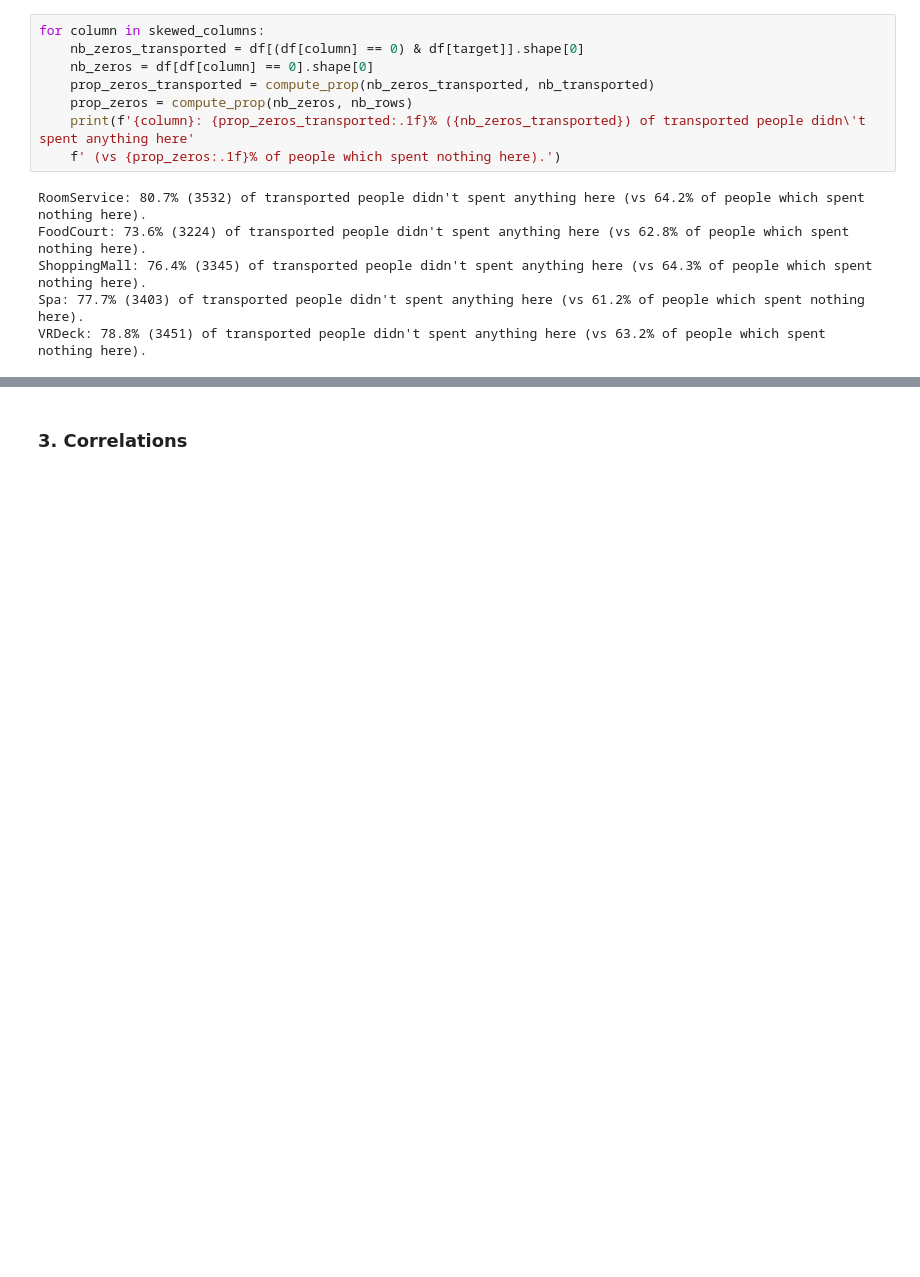
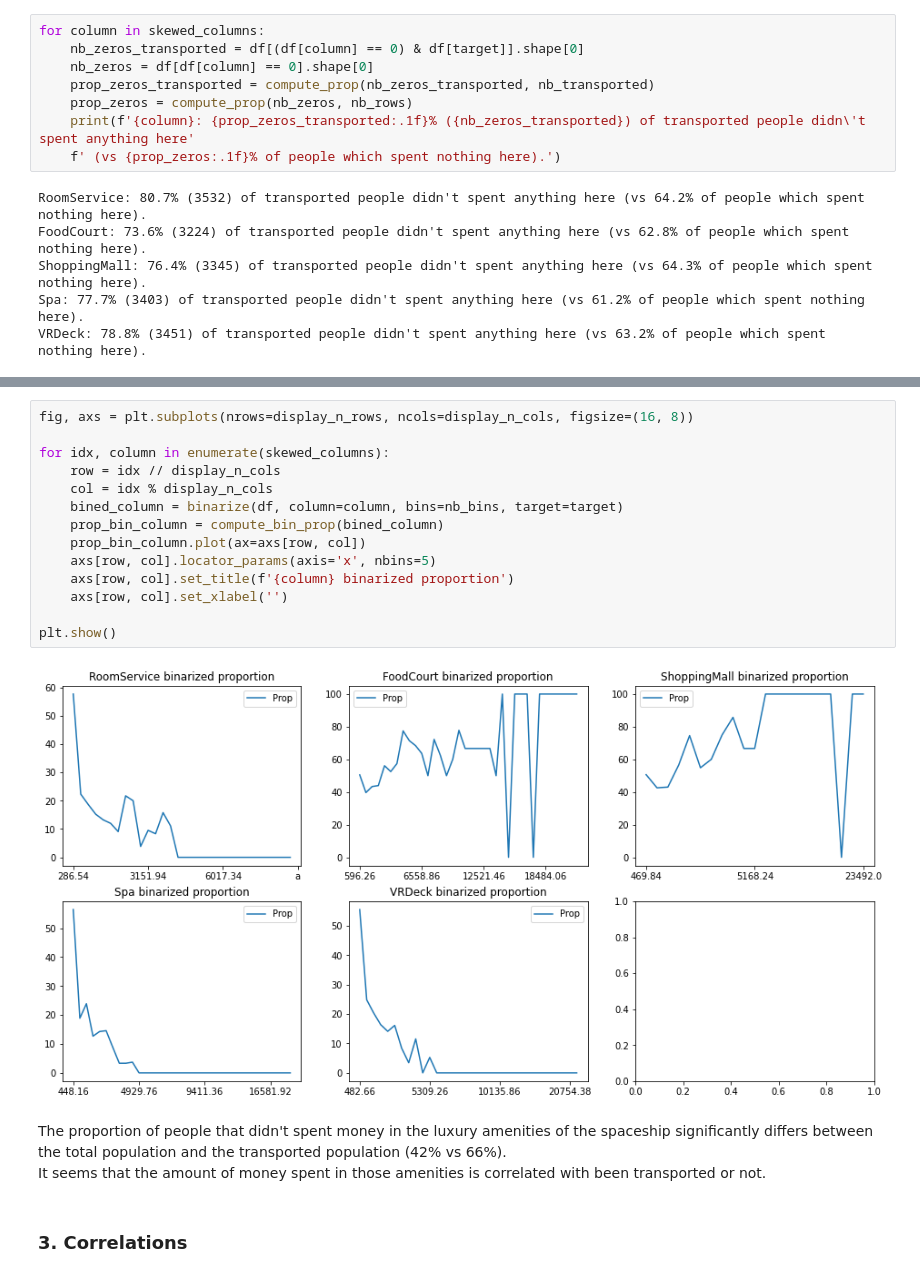
Before and after one commit to ThomasDumazert/01-spaceship_titanic, a Jupyter notebook: notebooks/eda.ipynb, the cells around one changed output, grey strips where cells are left out. Saved outputs shown, nothing was run; the diff lists cells and outputs as text; blank space fills up the shorter version.

```diff
--- a/notebooks/eda.ipynb
+++ b/notebooks/eda.ipynb
@@ -328,3 +370,22 @@ There is a significant difference between the proportion of people that
+# %%
+fig, axs = plt.subplots(nrows=display_n_rows, ncols=display_n_cols, figsize=(16, 8))
+
+for idx, column in enumerate(skewed_columns):
+    row = idx // display_n_cols
+    col = idx % display_n_cols
+    bined_column = binarize(df, column=column, bins=nb_bins, target=target)
+    prop_bin_column = compute_bin_prop(bined_column)
+    prop_bin_column.plot(ax=axs[row, col])
+    axs[row, col].locator_params(axis='x', nbins=5)
+    axs[row, col].set_title(f'{column} binarized proportion')
+    axs[row, col].set_xlabel('')
+
+plt.show()
+# %% [output]
+[figure, added]
+# %% [markdown]
+The proportion of people that didn't spent money in the luxury amenities of the spaceship significantly differs between the total population and the transported population (42% vs 66%).
+It seems that the amount of money spent in those amenities is correlated with been transported or not.
 # %% [markdown]
 ### 3. Correlations
 # %%
```
Also changed, not shown: parts of 8 cells of this notebook.
